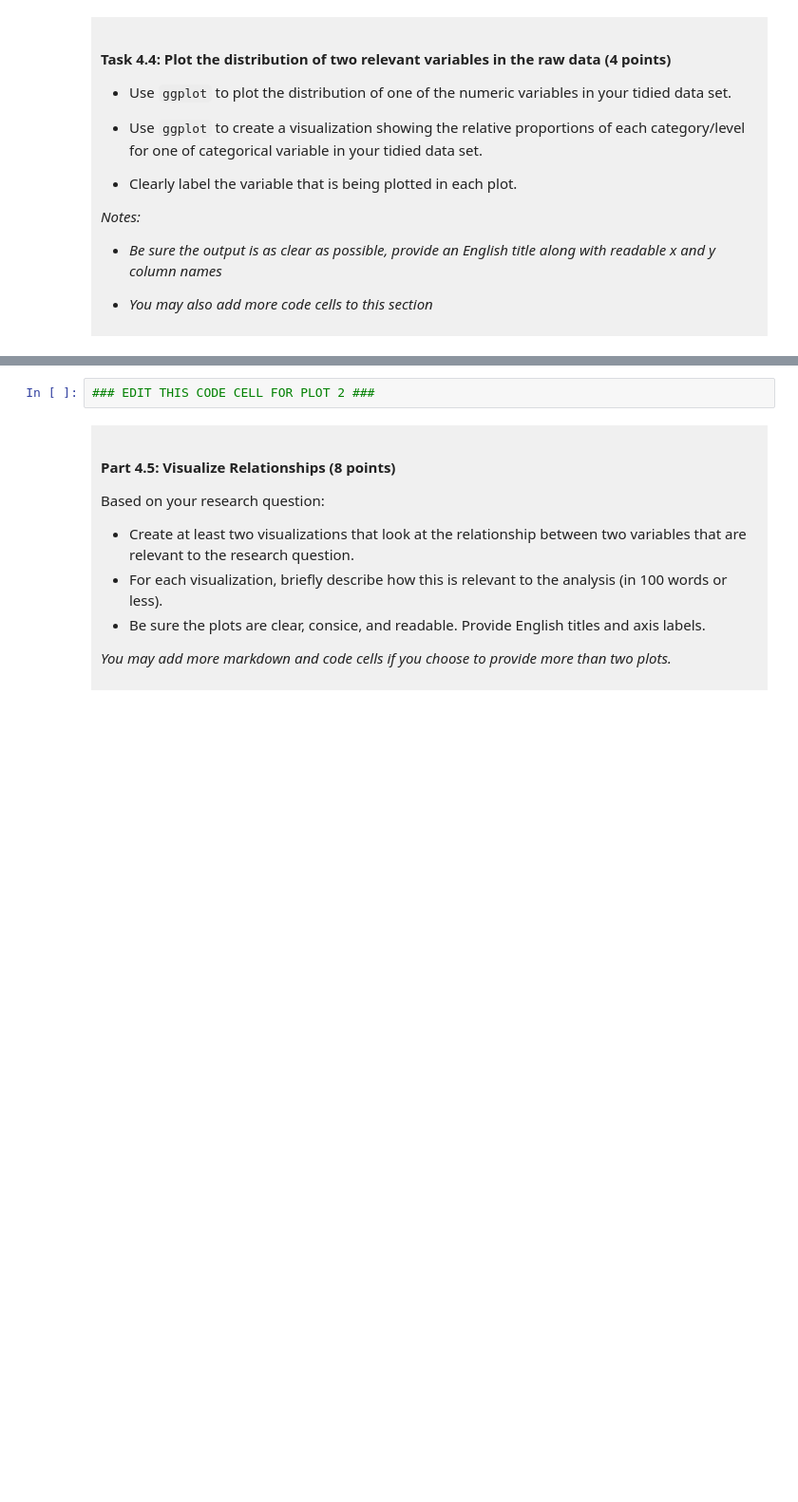
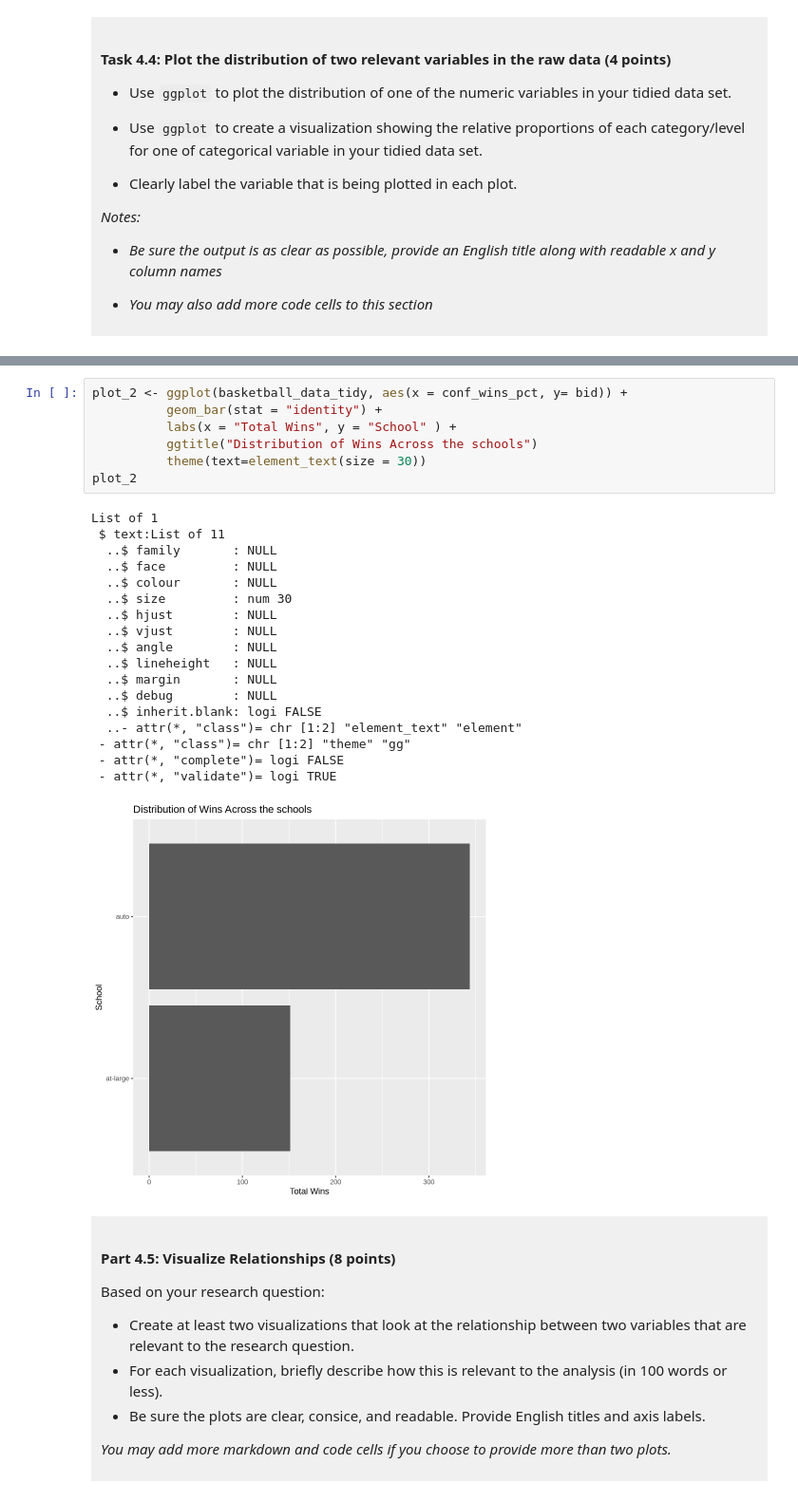
Before and after one commit to SophieEnamorado/DSCI-100-PROJECT-SOPHIE-ENAMORADO-RODIRGUEZ, a Jupyter notebook: dsci-100-project-notebook.ipynb, the cells around one changed output, grey strips where cells are left out. Shown at 95% size. Drawn from its saved outputs; the diff is of its cells as text; blank space fills up the shorter version.

```diff
--- a/dsci-100-project-notebook.ipynb
+++ b/dsci-100-project-notebook.ipynb
@@ -307,5 +350,29 @@ You will refine your research question (if needed) and produce a tidy data set.
 # %%
-### EDIT THIS CODE CELL FOR PLOT 2 ###
+plot_2 <- ggplot(basketball_data_tidy, aes(x = conf_wins_pct, y= bid)) +
+          geom_bar(stat = "identity") +
+          labs(x = "Total Wins", y = "School" ) +
+          ggtitle("Distribution of Wins Across the schools")
+          theme(text=element_text(size = 30))
+plot_2
+# %% [output]
+List of 1
+ $ text:List of 11
+  ..$ family       : NULL
+  ..$ face         : NULL
+  ..$ colour       : NULL
+  ..$ size         : num 30
+  ..$ hjust        : NULL
+  ..$ vjust        : NULL
+  ..$ angle        : NULL
+  ..$ lineheight   : NULL
+  ..$ margin       : NULL
+  ..$ debug        : NULL
+  ..$ inherit.blank: logi FALSE
+  ..- attr(*, "class")= chr [1:2] "element_text" "element"
+ - attr(*, "class")= chr [1:2] "theme" "gg"
+ - attr(*, "complete")= logi FALSE
+ - attr(*, "validate")= logi TRUE
+[figure, added]
 # %% [markdown]
 <div style="background-color: #f0f0f0; padding: 10px;">
 
```
Also changed, not shown: parts of 13 cells of this notebook.
